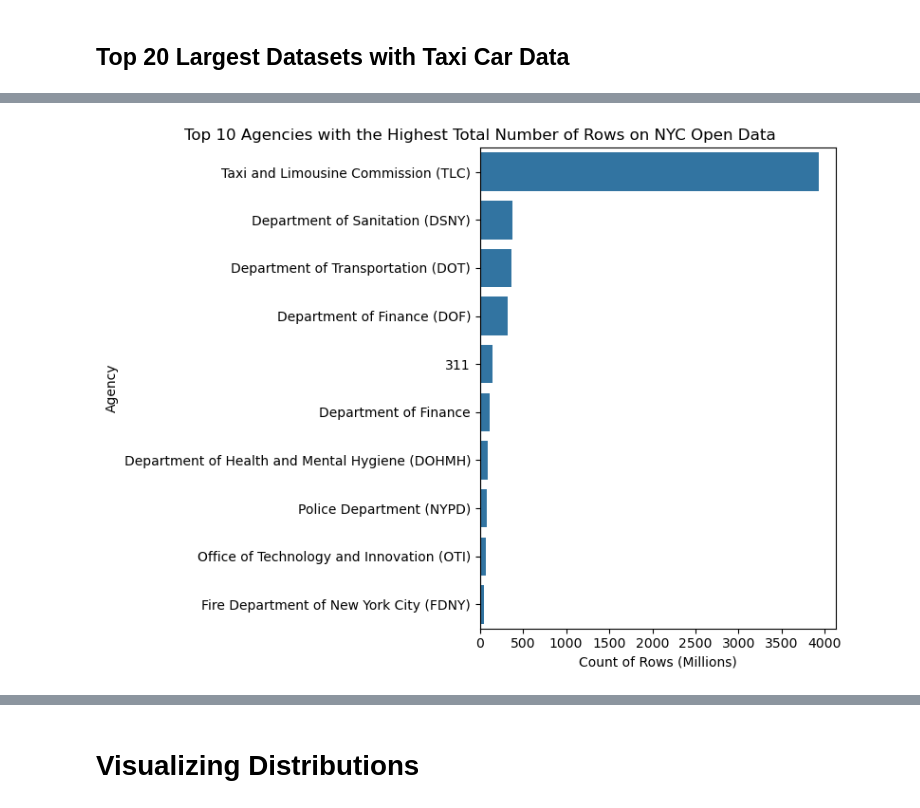
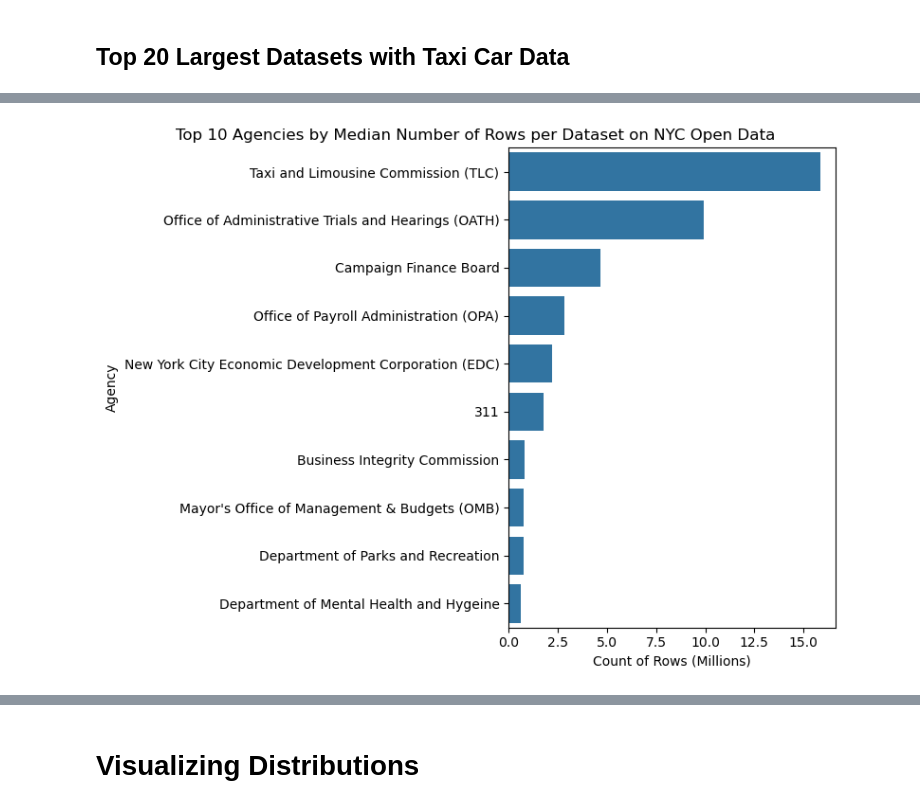
Before and after one commit to mebauer/nyc-open-bigdata, a Jupyter notebook: analysis.ipynb, the cells around one changed output, grey strips where cells are left out. Saved outputs shown, nothing was run; the diff lists cells and outputs as text; code cells hidden in the pictures.

```diff
--- a/analysis.ipynb
+++ b/analysis.ipynb
@@ -560,31 +529,31 @@ plt.savefig('figures/agency-median-rows.png', dpi=250, bbox_inches='tight')
-# %%
-fig, ax = plt.subplots(figsize=(8, 6))
-
-data = (
-    df
-    .groupby(by='attribution_formatted')['count_rows']
-    .sum()
-    .sort_values(ascending=False)
-    .head(10)
-    .reset_index()
-)
-
-
-sns.barplot(
-    x=data['count_rows'] / 1_000_000,
-    y=data['attribution_formatted'],
-    ax=ax,
-    color='C0'
-)
-
-plt.title(
-    'Top 10 Agencies with the Highest Total Number of Rows on NYC Open Data',
-    fontsize=12, x=-.0
-)
-plt.xlabel('Count of Rows (Millions)')
-plt.ylabel('Agency')
-
-plt.tight_layout()
-plt.savefig('figures/agency-sum-rows.png', dpi=250, bbox_inches='tight')
-# %% [output]
-[figure, removed]
+# %%
+fig, ax = plt.subplots(figsize=(8, 6))
+
+data = (
+    df
+    .groupby(by='attribution_formatted')['count_rows']
+    .median()
+    .sort_values(ascending=False)
+    .head(10)
+    .reset_index()
+)
+
+
+sns.barplot(
+    x=data['count_rows'] / 1_000_000,
+    y=data['attribution_formatted'],
+    ax=ax,
+    color='C0'
+)
+
+plt.title(
+    'Top 10 Agencies by Median Number of Rows per Dataset on NYC Open Data',
+    fontsize=12, x=-.10
+)
+plt.xlabel('Count of Rows (Millions)')
+plt.ylabel('Agency')
+
+plt.tight_layout()
+plt.savefig('figures/agency-median-rows.png', dpi=250, bbox_inches='tight')
+# %% [output]
+[figure, added]
```
Also changed, not shown: parts of 27 cells of this notebook, 5 other files.
